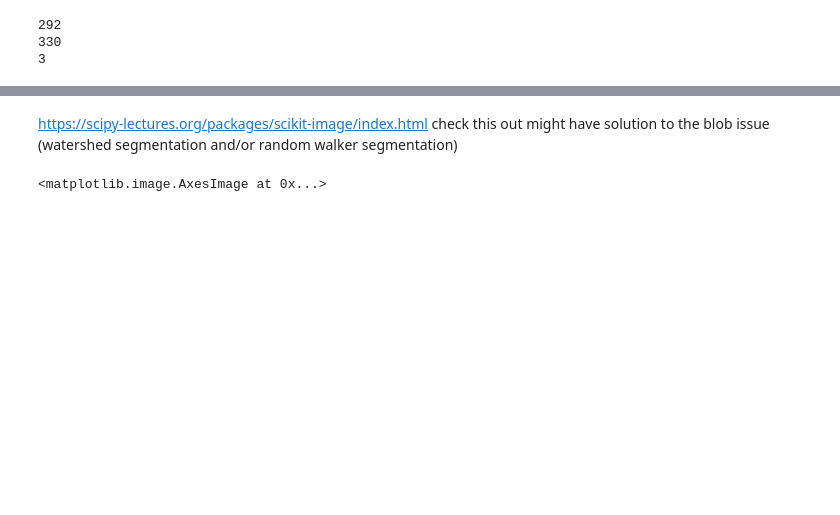
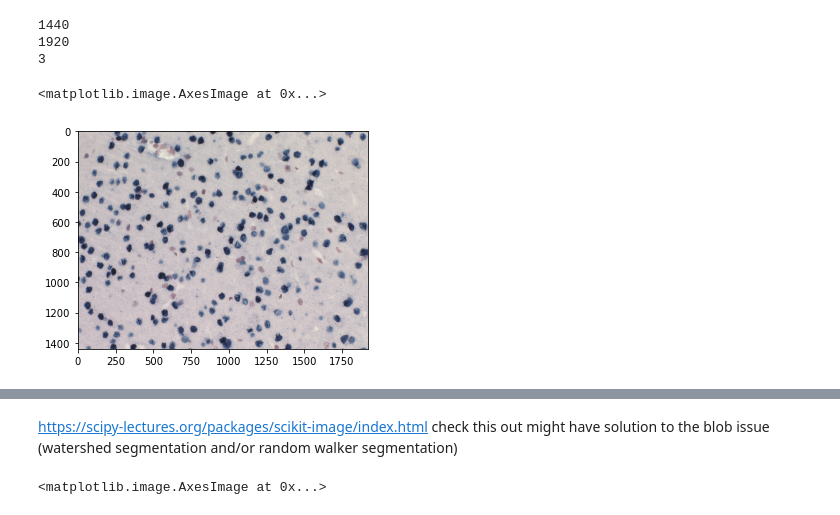
Before and after one commit to isbhsun/cell-image, a Jupyter notebook: Preprocessing.ipynb, the cells around one changed output, grey strips where cells are left out. Saved outputs shown, nothing was run; the diff lists cells and outputs as text; code cells hidden in the pictures; blank space fills up the shorter version.

```diff
--- a/Preprocessing.ipynb
+++ b/Preprocessing.ipynb
@@ -17,11 +19,11 @@ from PIL import Image
 # %%
-img = cv2.imread('data/small.png')
+img = cv2.imread('data/H1Bb21-1.tif')
 rows, cols, bands = img.shape
 X = img.reshape(rows*cols, bands)
 print(rows)
 print(cols)
 print(bands)
 # %% [output]
-292
-330
+1440
+1920
 3
@@ -30 +30,6 @@ img_g = cv2.imread('data/small.png', 0)
+# %%
+plt.imshow(img)
+# %% [output]
+<matplotlib.image.AxesImage at 0x...>
+[figure, added]
 # %%
```
Also changed, not shown: parts of 34 cells of this notebook.
